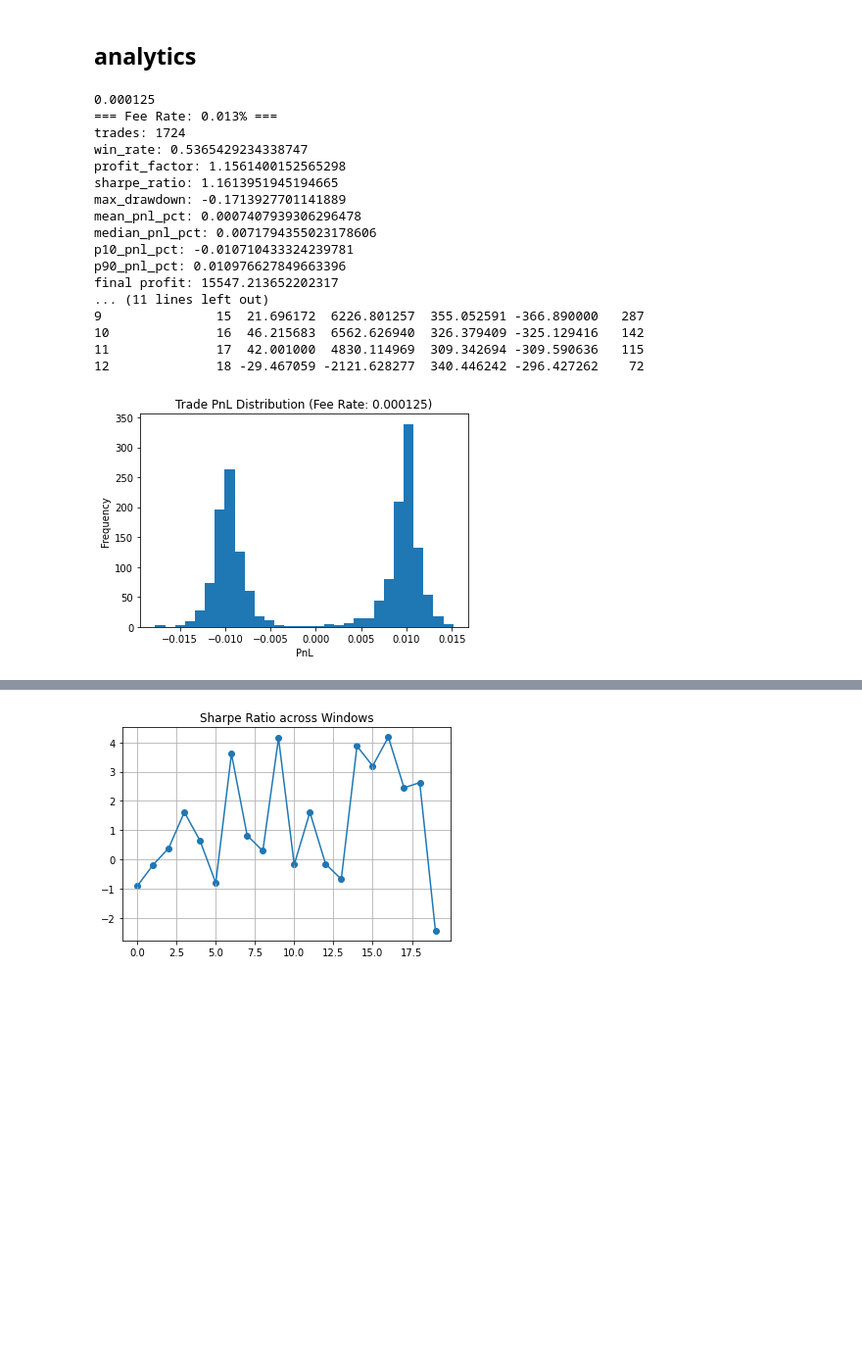
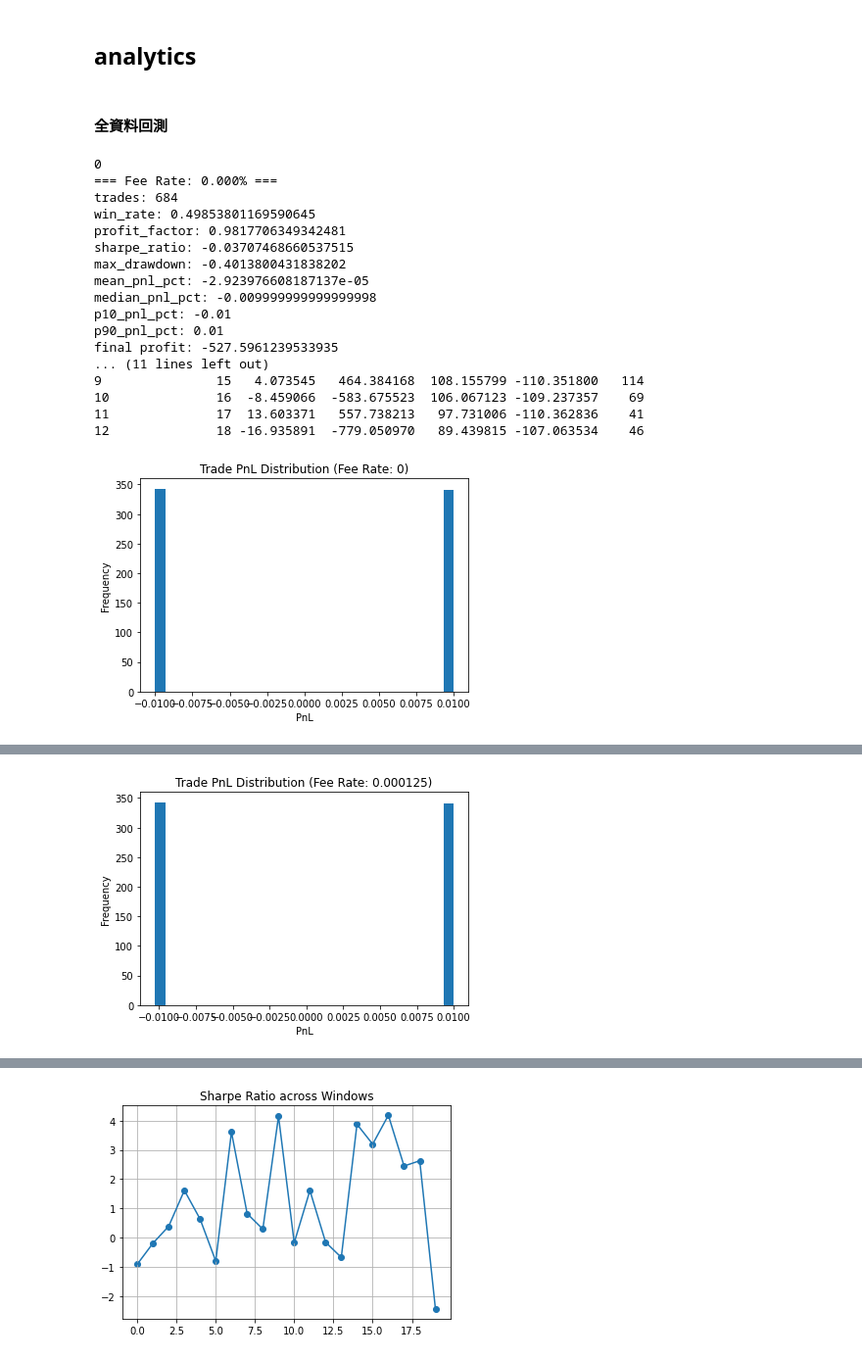
Before and after one commit to s411379067-lab/Strategy-backtester, a Jupyter notebook: run_strategy/run_al_breakout_pullback_50pct.ipynb, the cells around one changed output, grey strips where cells are left out. Shown at 98% size. Saved outputs shown, nothing was run; the diff lists cells and outputs as text; code cells hidden in the pictures; blank space fills up the shorter version.

```diff
--- a/run_strategy/run_al_breakout_pullback_50pct.ipynb
+++ b/run_strategy/run_al_breakout_pullback_50pct.ipynb
@@ -243,6 +243,8 @@ for i in range(start_window, len(splited_train_test_dfs)):
 ValueError: too many values to unpack (expected 3)
 # %% [markdown]
 ## analytics
+# %% [markdown]
+#### 全資料回測
 # %%
 from backtester.analytics import basic_metrics
 from dataclasses import replace
@@ -255,8 +257,8 @@ params = ALBreakoutPullback50pctParams(
     break_out_n_bars = 40, # 突破區間長度（K線數）
     BO_n_times_atr= 2,
     max_notional_pct = 1, # 最大虧損佔資金比例%
-    pullback_ratio= [0.2, 0.3], # 回調比例
-    min_sl_range_pct= 0.2,
+    pullback_ratio= [0.5, 0.5], # 回調比例
+    min_sl_range_pct= 0.8,
     n_bar_pivot= 3,  # pivot高低點定義K線數
     min_qty = 0.0001, # 最小BTC下單量
     sl_atr_like = 0.0,  # MVP不做ATR，示範保留欄位
@@ -293,82 +295,49 @@ def core_metrics(result):
         'p90_pnl_pct': p90_pnl_pct,
     }
 if rolling_backtest == False:
-    for fee_rate in [0.000125]:
+    for fee_rate in [0, 0.000125]:
         strategy = ALBreakoutPullback50pctStrategy(params)
         cfg2 = replace(cfg, fee_rate=fee_rate)
         engine = BacktestEngine(cfg2)
         print(engine.config.fee_rate)
         result = engine.run(df, strategy)
         metrics = basic_metrics(result)
         print(f"=== Fee Rate: {fee_rate*100:.3f}% ===")
         for k, v in metrics.items():
             if k in ['total_days', 'trades', 'win_rate', 'profit_factor', 'max_drawdown', 'sharpe_ratio']:
                 # print(f"{k}: {v}")
                 pass
         for k, v in core_metrics(result).items():
             print(f"{k}: {v}")
         print(f"final profit: {result.equity_curve.values[-1] - result.equity_curve.values[0]}")
         trades_df = pd.DataFrame([t.__dict__ for t in result.trades])
         trade_pnl = trades_df["pnl"]
         trades_df["entry_time_hour"] = trades_df["entry_time"].dt.hour
         trade_grouped = trades_df.groupby('entry_time_hour').agg({'pnl': ['mean', 'sum', 'max', 'min', 'count']}).reset_index()
         print(trade_grouped)
         trade_pnl_pct = trades_df["pnl"] / result.equity_curve.shift(1).reindex(trades_df["entry_time"]).values
 
         plt.hist(trade_pnl_pct, bins=30)
         plt.title(f"Trade PnL Distribution (Fee Rate: {fee_rate})")
         plt.xlabel("PnL")
         plt.ylabel("Frequency")
         plt.show()
-
-if rolling_backtest == True:
-    all_metrics = {}
-    for fee_rate in [0.00005]:
-        for window_idx in range(len(splited_train_test_dfs)):
-            print(f"=== Window {window_idx+1} ===")
-            strategy = ALBreakoutPullback50pctStrategy(params)
-            cfg2 = replace(cfg, fee_rate=fee_rate)
-            engine = BacktestEngine(cfg2)
-            print(engine.config.fee_rate)
-            result = engine.run(splited_dfs[window_idx], strategy)
-            metrics = basic_metrics(result)
-            print(f"=== Fee Rate: {fee_rate} ===")
-            for k, v in metrics.items():
-                if k in ['total_days', 'trades', 'win_rate', 'profit_factor', 'max_drawdown', 'sharpe_ratio', 'avg_win_held_bars', 'avg_loss_held_bars']:
-                    # print(f"{k}: {v}")
-                    pass
-            for k, v in core_metrics(result).items():
-                print(f"{k}: {v}")
-                all_metrics.setdefault(k, []).append(v)
-            print(f"final profit: {result.equity_curve.values[-1] - result.equity_curve.values[0]}")
-            trades_df = pd.DataFrame([t.__dict__ for t in result.trades])
-            trade_pnl = trades_df["pnl"]
-            trades_df["entry_time_hour"] = trades_df["entry_time"].dt.hour
-            trade_grouped = trades_df.groupby('entry_time_hour').agg({'pnl': ['mean', 'sum', 'max', 'min', 'count']}).reset_index()
-            print(trade_grouped)
-            # plt.hist(trade_pnl, bins=30)
-            # plt.title(f"Trade PnL Distribution (Fee Rate: {fee_rate})")
-            # plt.xlabel("PnL")
-            # plt.ylabel("Frequency")
-            # plt.show()
-    all_metrics_df = pd.DataFrame(all_metrics)
-    all_metrics_df.describe()
 # %% [output]
-0.000125
-=== Fee Rate: 0.013% ===
-trades: 1724
-win_rate: 0.5365429234338747
-profit_factor: 1.1561400152565298
-sharpe_ratio: 1.1613951945194665
-max_drawdown: -0.1713927701141889
-mean_pnl_pct: 0.0007407939306296478
-median_pnl_pct: 0.0071794355023178606
-p10_pnl_pct: -0.010710433324239781
-p90_pnl_pct: 0.010976627849663396
-final profit: 15547.213652202317
+0
+=== Fee Rate: 0.000% ===
+trades: 684
+win_rate: 0.49853801169590645
+profit_factor: 0.9817706349342481
+sharpe_ratio: -0.03707468660537515
+max_drawdown: -0.4013800431838202
+mean_pnl_pct: -2.923976608187137e-05
+median_pnl_pct: -0.009999999999999998
+p10_pnl_pct: -0.01
+p90_pnl_pct: 0.01
+final profit: -527.5961239533935
 ... (11 lines left out)
-9               15  21.696172  6226.801257  355.052591 -366.890000   287
-10              16  46.215683  6562.626940  326.379409 -325.129416   142
-11              17  42.001000  4830.114969  309.342694 -309.590636   115
-12              18 -29.467059 -2121.628277  340.446242 -296.427262    72
+9               15   4.073545   464.384168  108.155799 -110.351800   114
+10              16  -8.459066  -583.675523  106.067123 -109.237357    69
+11              17  13.603371   557.738213   97.731006 -110.362836    41
+12              18 -16.935891  -779.050970   89.439815 -107.063534    46
-[figure, old version]
+[figure, new version]
@@ -374,0 +361 @@ final profit: 15547.213652202317
+[figure, added]
```
Also changed, not shown: parts of 14 cells of this notebook, 4 other files.
